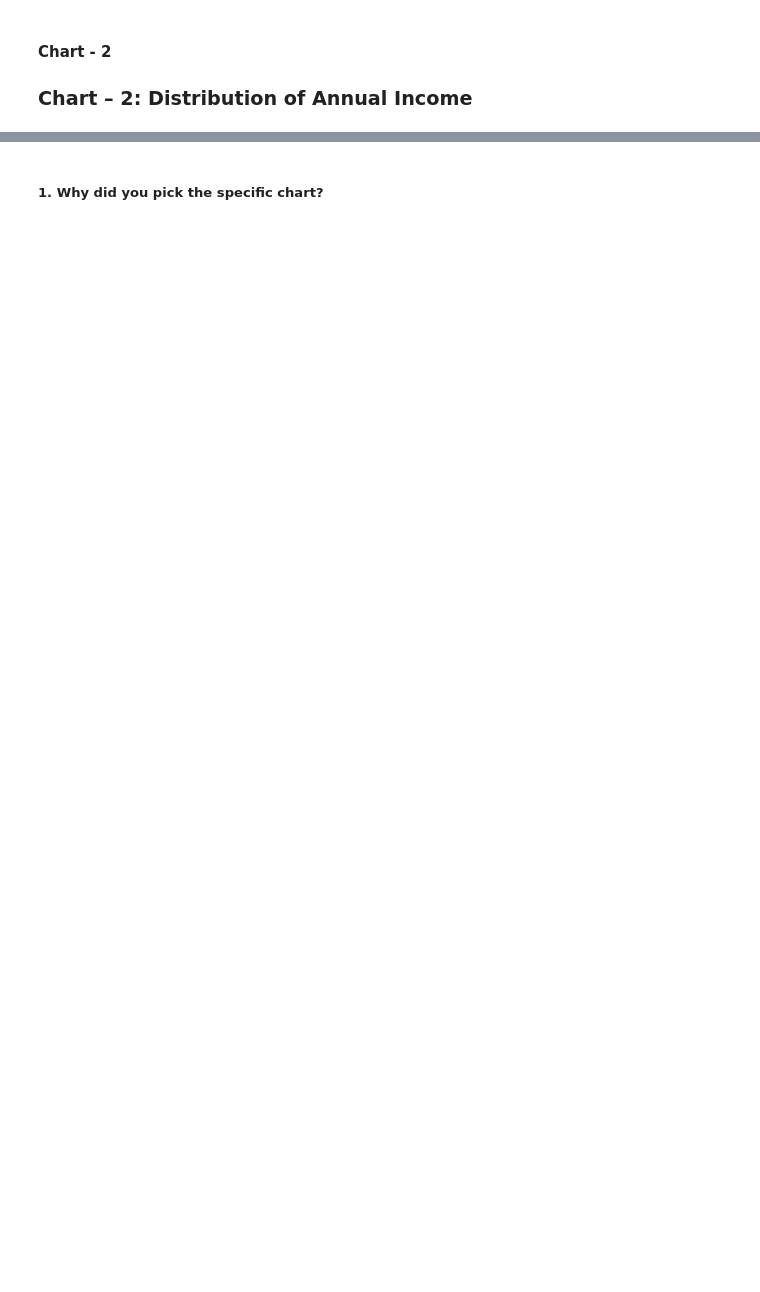
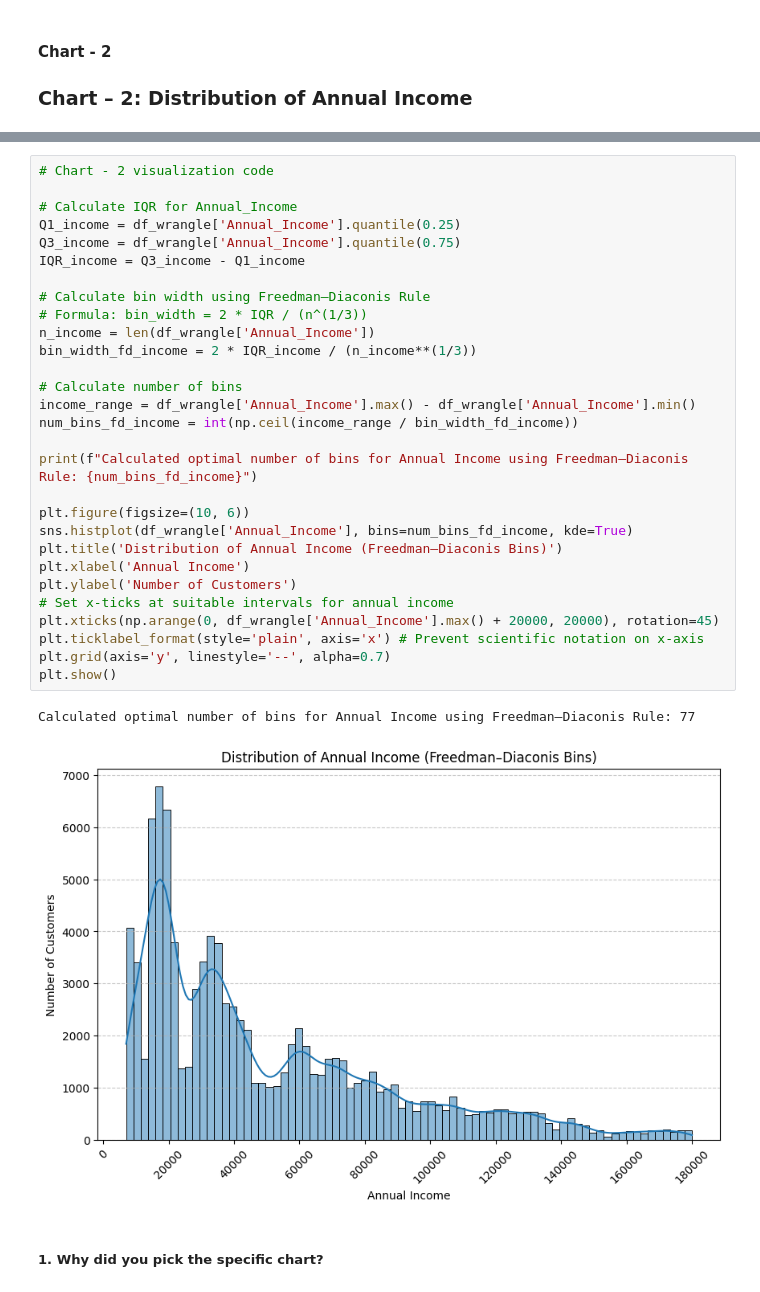
Before and after one commit to Kamalhsn/paisabazaar-banking-fraud-analysis, a Jupyter notebook: Paisabazaar_Banking_Fraud_EDA.ipynb, the cells around one changed output, grey strips where cells are left out. Saved outputs shown, nothing was run; the diff lists cells and outputs as text; blank space fills up the shorter version.

```diff
--- a/Paisabazaar_Banking_Fraud_EDA.ipynb
+++ b/Paisabazaar_Banking_Fraud_EDA.ipynb
@@ -520,2 +594,34 @@ plt.show()
+# %%
+# Chart - 2 visualization code
+
+# Calculate IQR for Annual_Income
+Q1_income = df_wrangle['Annual_Income'].quantile(0.25)
+Q3_income = df_wrangle['Annual_Income'].quantile(0.75)
+IQR_income = Q3_income - Q1_income
+
+# Calculate bin width using Freedman–Diaconis Rule
+# Formula: bin_width = 2 * IQR / (n^(1/3))
+n_income = len(df_wrangle['Annual_Income'])
+bin_width_fd_income = 2 * IQR_income / (n_income**(1/3))
+
+# Calculate number of bins
+income_range = df_wrangle['Annual_Income'].max() - df_wrangle['Annual_Income'].min()
+num_bins_fd_income = int(np.ceil(income_range / bin_width_fd_income))
+
+print(f"Calculated optimal number of bins for Annual Income using Freedman–Diaconis Rule: {num_bins_fd_income}")
+
+plt.figure(figsize=(10, 6))
+sns.histplot(df_wrangle['Annual_Income'], bins=num_bins_fd_income, kde=True)
+plt.title('Distribution of Annual Income (Freedman–Diaconis Bins)')
+plt.xlabel('Annual Income')
+plt.ylabel('Number of Customers')
+# Set x-ticks at suitable intervals for annual income
+plt.xticks(np.arange(0, df_wrangle['Annual_Income'].max() + 20000, 20000), rotation=45)
+plt.ticklabel_format(style='plain', axis='x') # Prevent scientific notation on x-axis
+plt.grid(axis='y', linestyle='--', alpha=0.7)
+plt.show()
+# %% [output]
+Calculated optimal number of bins for Annual Income using Freedman–Diaconis Rule: 77
+[figure, added]
 # %% [markdown]
 ##### 1. Why did you pick the specific chart?
```
Also changed, not shown: parts of 28 cells of this notebook.
